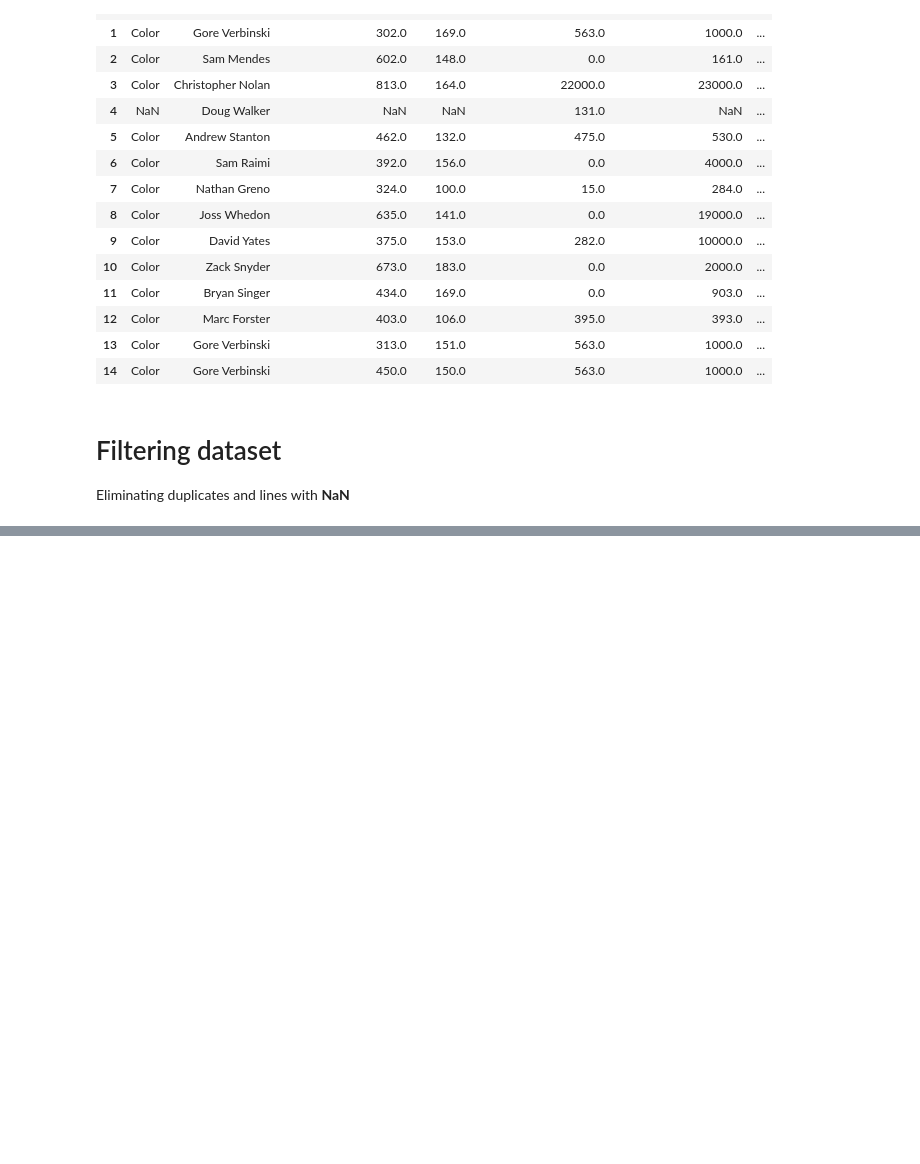
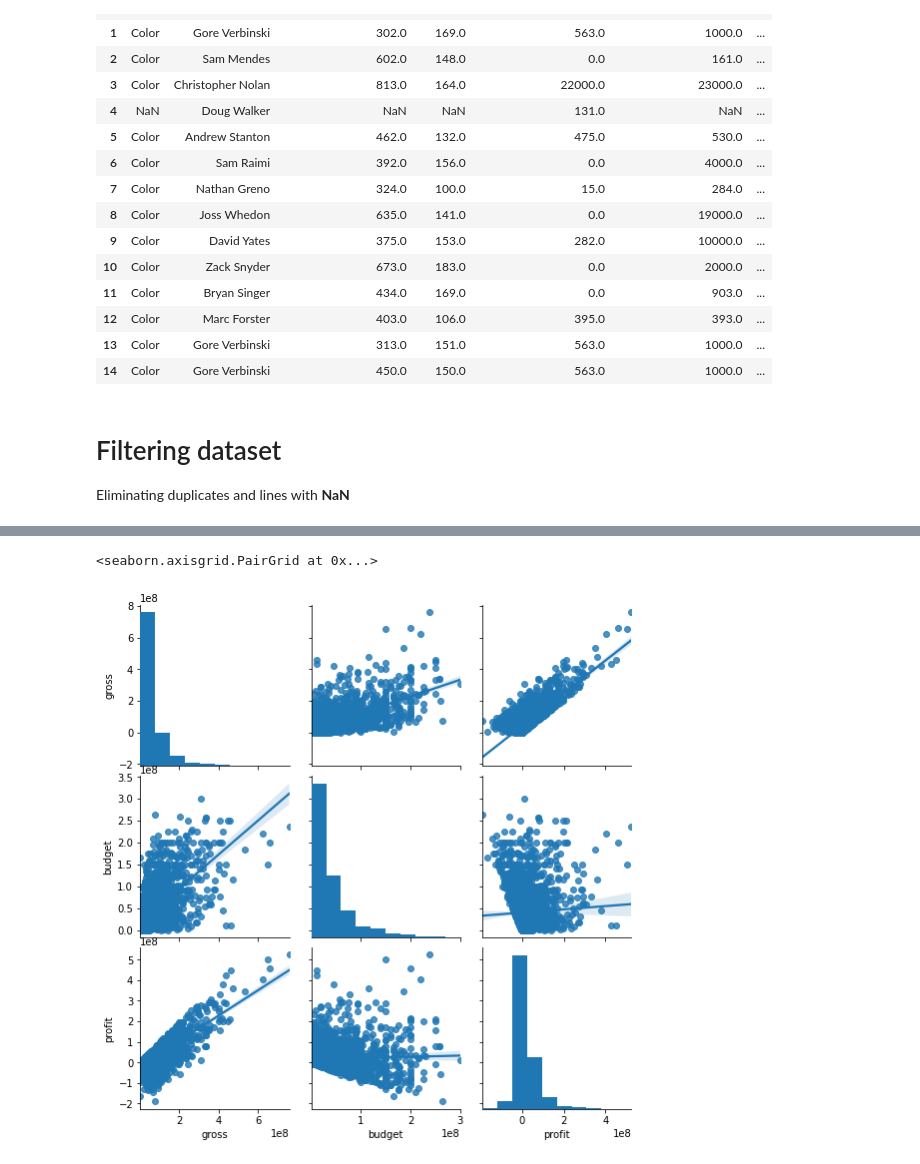
Before and after one commit to lucas-t-reis/data-science, a Jupyter notebook: Imdb.ipynb, the cells around one changed output, grey strips where cells are left out. Cells and saved outputs as stored; diff of their text form; code cells hidden in the pictures; blank space fills up the shorter version.

```diff
--- a/Imdb.ipynb
+++ b/Imdb.ipynb
@@ -59,0 +73,6 @@ Name: director_name, dtype: int64
+# %%
+## Is there a correlation between gross, budget and profit?
+sns.pairplot(imdb_USA[["gross", "budget","profit"]], kind="reg")
+# %% [output]
+<seaborn.axisgrid.PairGrid at 0x...>
+[figure, added]
```
Also changed, not shown: parts of 4 cells of this notebook.
